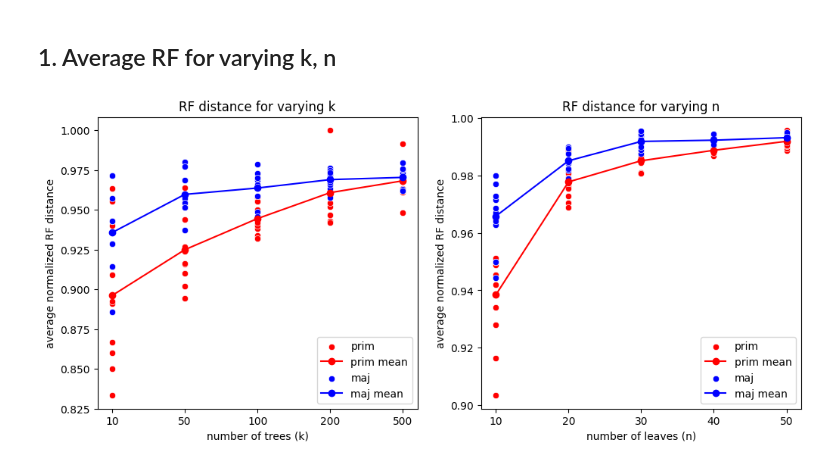
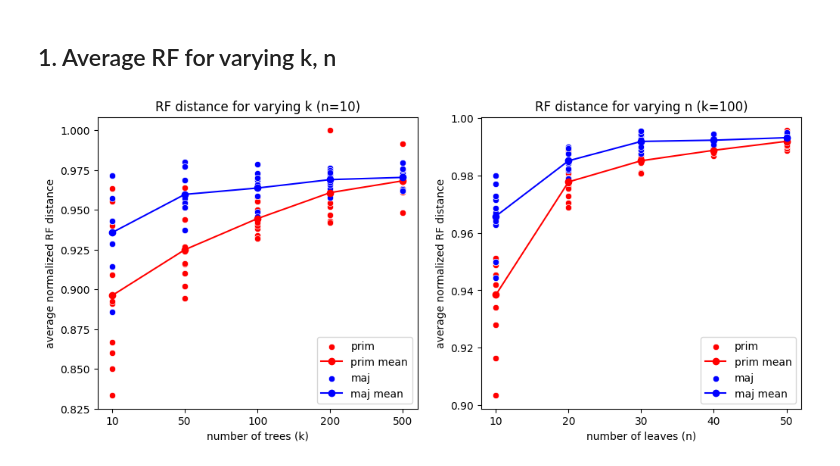
Before and after one commit to tahiri-lab/PrismTree, a Jupyter notebook: scripts/evaluate.ipynb, the cells around one changed output. Cells and saved outputs as stored; diff of their text form; code cells hidden in the pictures.

```diff
--- a/scripts/evaluate.ipynb
+++ b/scripts/evaluate.ipynb
@@ -44,25 +44,25 @@ def plot_points_and_mean(fig, ax, x_values, y_values, y_means, even_space, color
 # %%
 p_x_k, p_y_k, p_y_mean_k = get_data_points(data_k, 'k', 'prim', 'rf')
 m_x_k, m_y_k, m_y_mean_k = get_data_points(data_k, 'k', 'maj', 'rf')
 
 p_x_n, p_y_n, p_y_mean_n = get_data_points(data_n, 'n', 'prim', 'rf')
 m_x_n, m_y_n, m_y_mean_n = get_data_points(data_n, 'n', 'maj', 'rf')
 
 fig, (ax1, ax2) = plt.subplots(1, 2, figsize=(12, 5))
 
 plot_points_and_mean(fig, ax1, p_x_k, p_y_k, p_y_mean_k, True, 'red', 'prim')
 plot_points_and_mean(fig, ax1, m_x_k, m_y_k, m_y_mean_k, True, 'blue', 'maj')
 ax1.set_xlabel('number of trees (k)')
 ax1.set_ylabel('average normalized RF distance')
-ax1.set_title('RF distance for varying k (n=10)')
+ax1.set_title(f'RF distance for varying k (n={data_k[0]["n"]})')
 
 
 plot_points_and_mean(fig, ax2, p_x_n, p_y_n, p_y_mean_n, True, 'red', 'prim')
 plot_points_and_mean(fig, ax2, m_x_n, m_y_n, m_y_mean_n, True, 'blue', 'maj')
 ax2.set_xlabel('number of leaves (n)')
 ax2.set_ylabel('average normalized RF distance')
-ax2.set_title('RF distance for varying n (k=100)')
+ax2.set_title(f'RF distance for varying n (k={data_n[0]["k"]})')
 
 plt.show()
 # %% [output]
-[figure, old version]
+[figure, new version]
```
Also changed, not shown: parts of 4 cells of this notebook, 37 other files.
